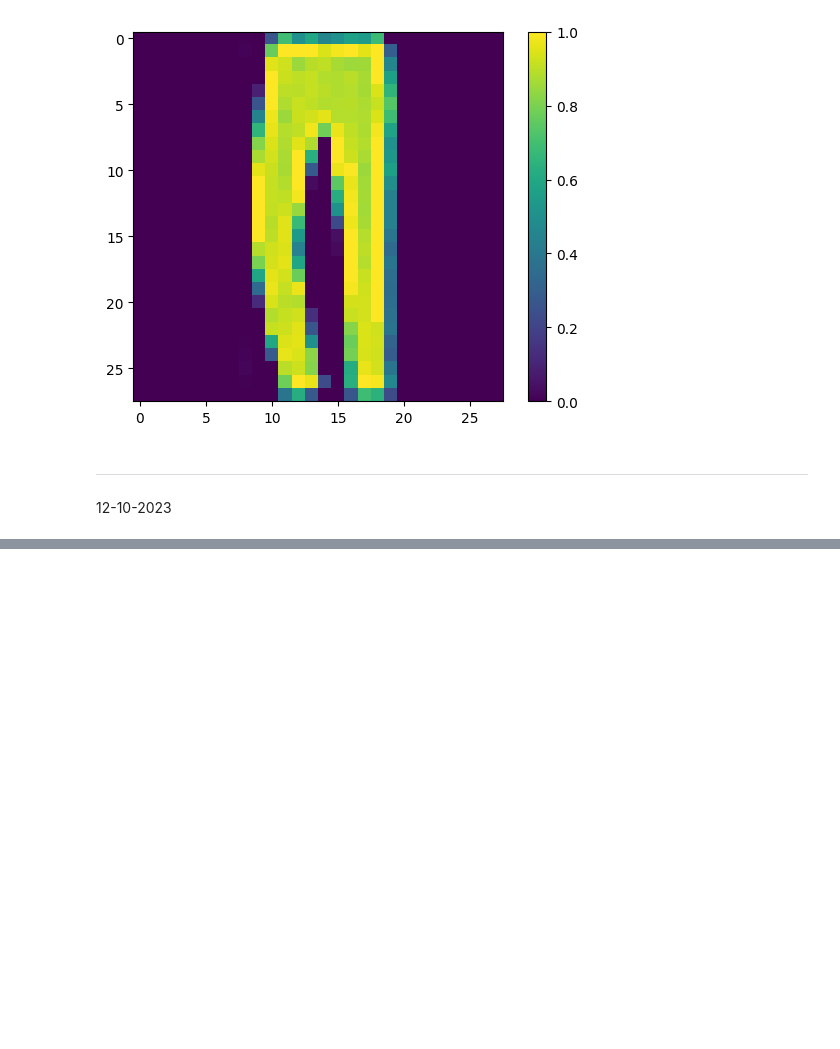
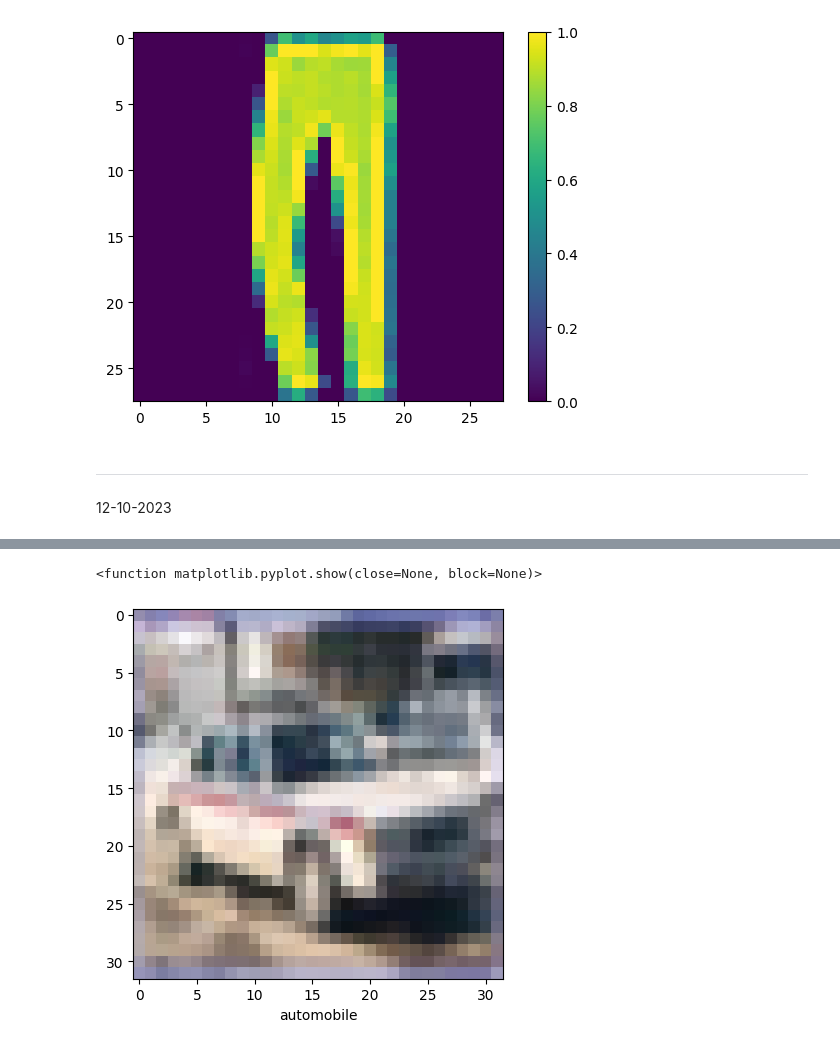
Before and after one commit to PONKAS/Machine-Learning-Projects, a Jupyter notebook: Machien_Learning_Crash_Course.ipynb, the cells around one changed output, grey strips where cells are left out. Cells and saved outputs as stored; diff of their text form; code cells hidden in the pictures; blank space fills up the shorter version.

```diff
--- a/Machien_Learning_Crash_Course.ipynb
+++ b/Machien_Learning_Crash_Course.ipynb
@@ -635,0 +671,7 @@ Trouser
+# %%
+(train_images, train_labels), (test_images, test_labels) = datasets.cifar10.load_data()
+
+#normalize pixel values to be between 0 and 1
+train_images, test_images = train_images / 255.0, test_images / 255.0
+
+class_names = ['airplane','automobile','bird', 'cat', 'deer', 'dog', 'frog', 'horse', 'ship', 'truck']
@@ -635,0 +681,9 @@ Trouser
+# %%
+img_index = 65 # will use to change to other images
+
+plt.imshow(train_images[img_index], cmap=plt.cm.binary)
+plt.xlabel(class_names[train_labels[img_index][0]])
+plt.show
+# %% [output]
+<function matplotlib.pyplot.show(close=None, block=None)>
+[figure, added]
```
Also changed, not shown: parts of 25 cells of this notebook.
